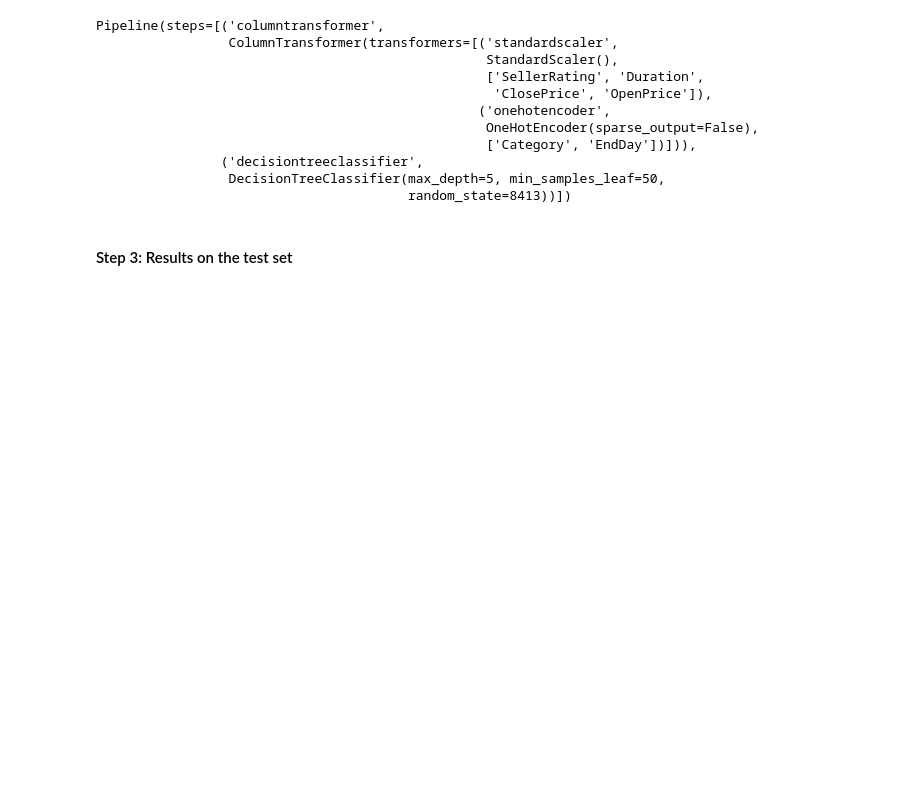
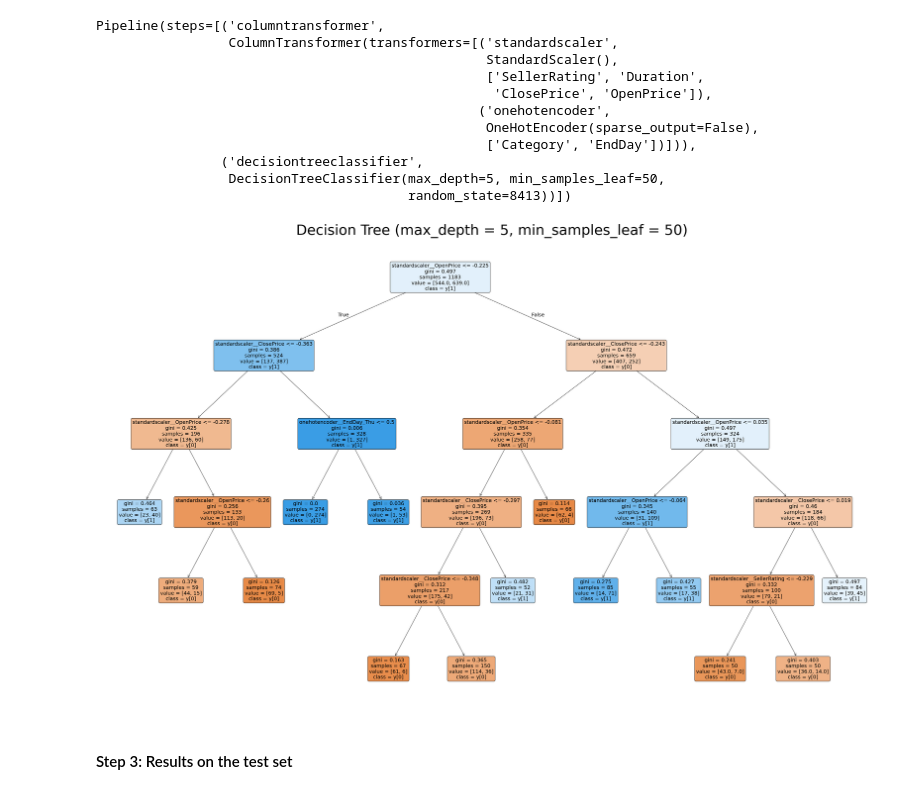
Before and after one commit to Jitao-Z/RSM8413_Case_1, a Jupyter notebook: case_1_analysis.ipynb, the cells around one changed output. Cells and saved outputs as stored; diff of their text form; code cells hidden in the pictures; blank space fills up the shorter version.

```diff
--- a/case_1_analysis.ipynb
+++ b/case_1_analysis.ipynb
@@ -290,7 +291,7 @@ pipe_dt_tune = make_pipeline(
 )
 
 param_grid = {
-    "decisiontreeclassifier__max_depth": [1, 3, 5, 7, 10],
+    "decisiontreeclassifier__max_depth": [1, 3, 5, 7, 10]
 }
 
 gs_dt = GridSearchCV(
@@ -324,6 +325,22 @@ Pipeline(steps=[('columntransformer',
                 ('decisiontreeclassifier',
                  DecisionTreeClassifier(max_depth=5, min_samples_leaf=50,
                                         random_state=8413))])
+# %%
+dt_model_best = pipe_dt_best.named_steps['decisiontreeclassifier']
+
+plt.figure(figsize = (50, 30))
+plot_tree(
+    dt_model_best,
+    filled = True,
+    feature_names = preprocessor.get_feature_names_out(),
+    class_names = True,
+    rounded = True,
+    fontsize = 18
+)
+plt.title("Decision Tree (max_depth = 5, min_samples_leaf = 50)", fontsize = 50)
+plt.show()
+# %% [output]
+[figure, added]
 # %% [markdown]
 #### Step 3: Results on the test set
 # %%
```
Also changed, not shown: parts of 5 cells of this notebook.
